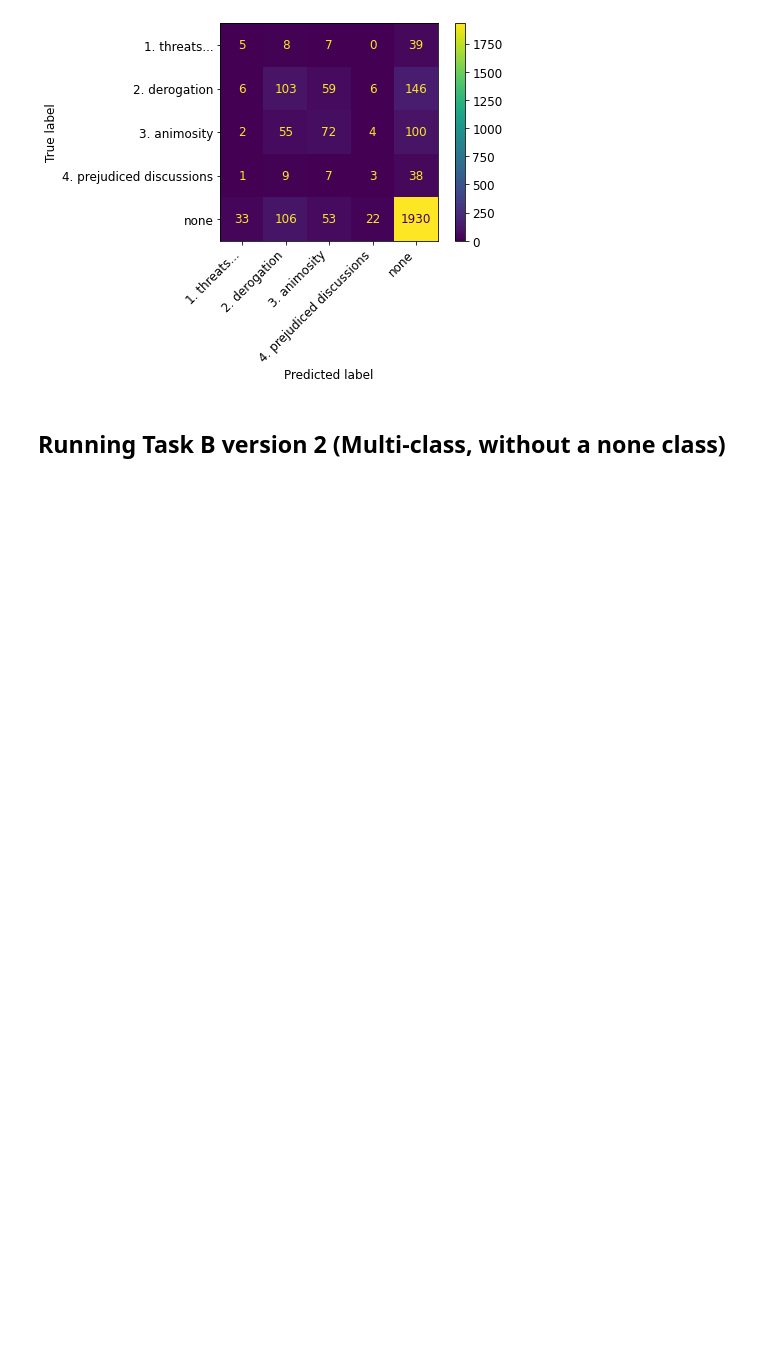
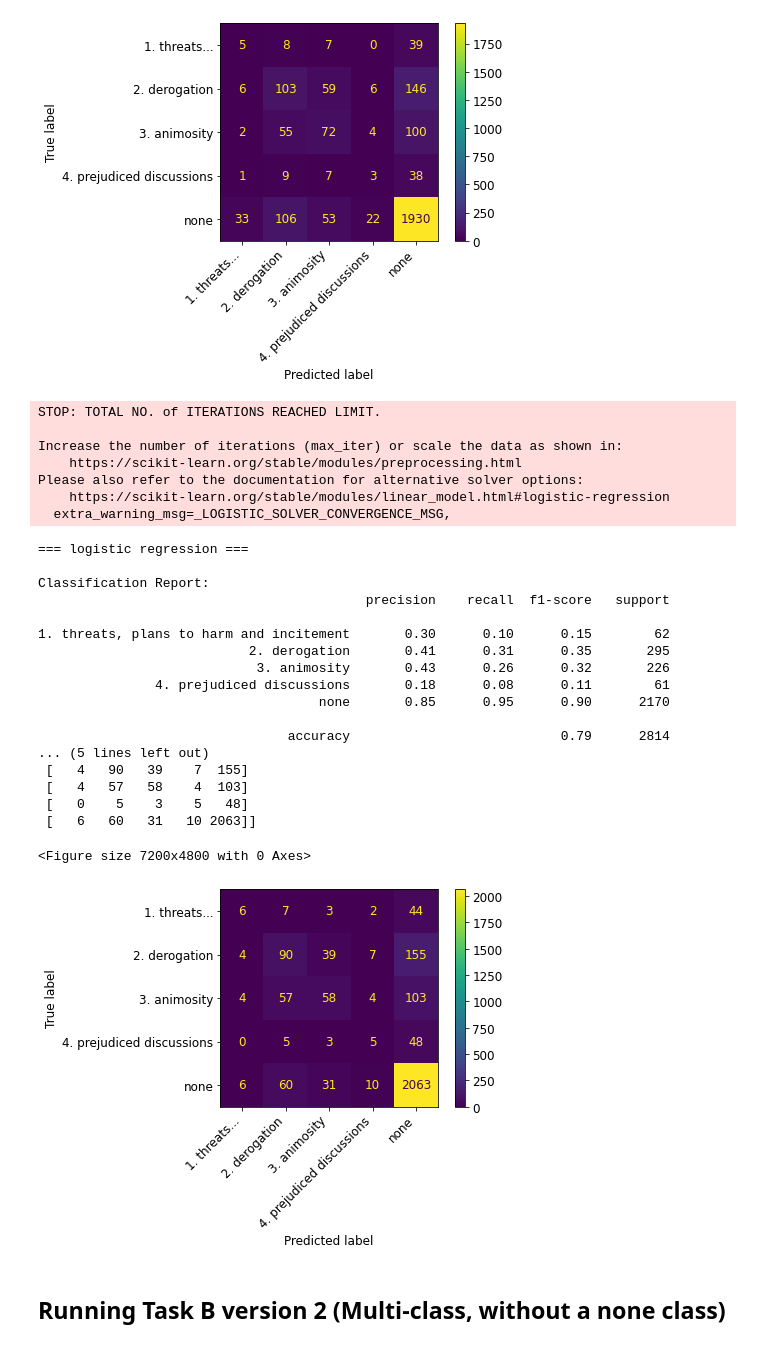
Before and after one commit to Awolters123/shared-task-IS, a Jupyter notebook: Shared_task_IS.ipynb, the cells around one changed output. Cells and saved outputs as stored; diff of their text form; code cells hidden in the pictures; blank space fills up the shorter version.

```diff
--- a/Shared_task_IS.ipynb
+++ b/Shared_task_IS.ipynb
@@ -326,6 +427,35 @@ Classification Report:
  [  33  106   53   22 1930]]
 <Figure size 7200x4800 with 0 Axes>
 [figure]
+# %%
+logistic_regression(X_train_b, y_train_b, X_test_b, y_test_b, le, task_name)
+# %% [output]
+STOP: TOTAL NO. of ITERATIONS REACHED LIMIT.
+
+Increase the number of iterations (max_iter) or scale the data as shown in:
+    https://scikit-learn.org/stable/modules/preprocessing.html
+Please also refer to the documentation for alternative solver options:
+    https://scikit-learn.org/stable/modules/linear_model.html#logistic-regression
+  extra_warning_msg=_LOGISTIC_SOLVER_CONVERGENCE_MSG,
+=== logistic regression ===
+
+Classification Report:
+                                          precision    recall  f1-score   support
+
+1. threats, plans to harm and incitement       0.30      0.10      0.15        62
+                           2. derogation       0.41      0.31      0.35       295
+                            3. animosity       0.43      0.26      0.32       226
+               4. prejudiced discussions       0.18      0.08      0.11        61
+                                    none       0.85      0.95      0.90      2170
+
+                                accuracy                           0.79      2814
+... (5 lines left out)
+ [   4   90   39    7  155]
+ [   4   57   58    4  103]
+ [   0    5    3    5   48]
+ [   6   60   31   10 2063]]
+<Figure size 7200x4800 with 0 Axes>
+[figure, added]
 # %% [markdown]
 ## Running Task B version 2 (Multi-class, without a none class)
 # %%
```
Also changed, not shown: parts of 8 cells of this notebook.
